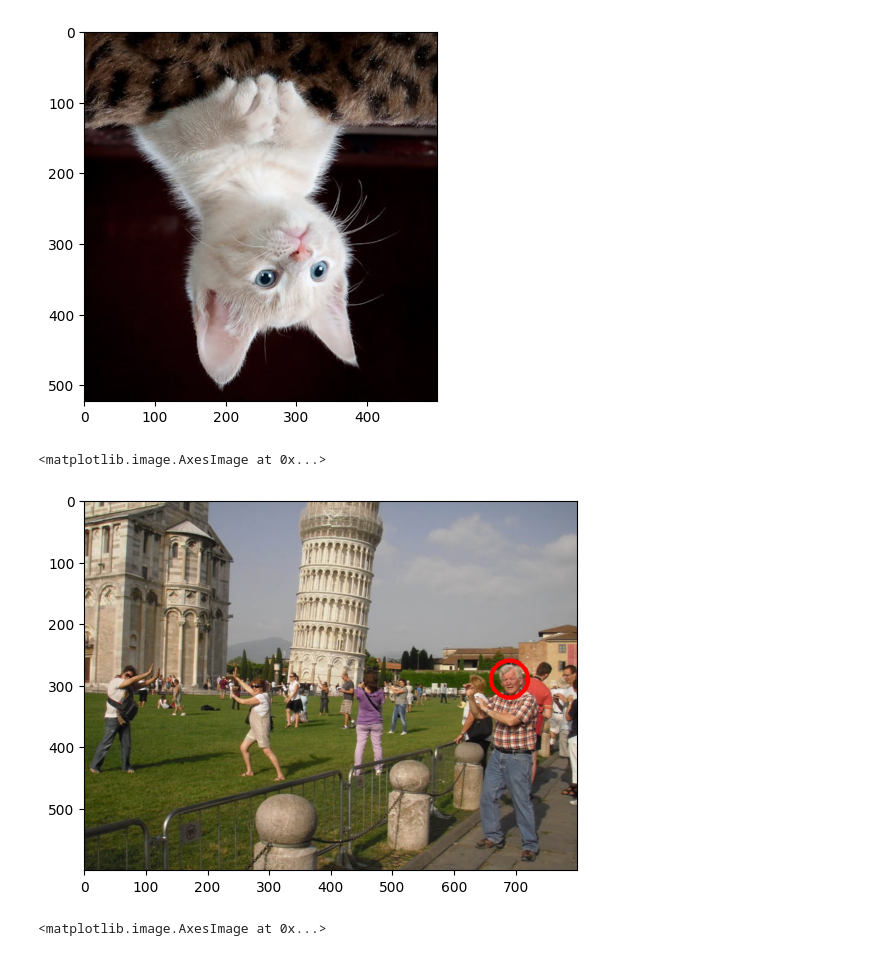
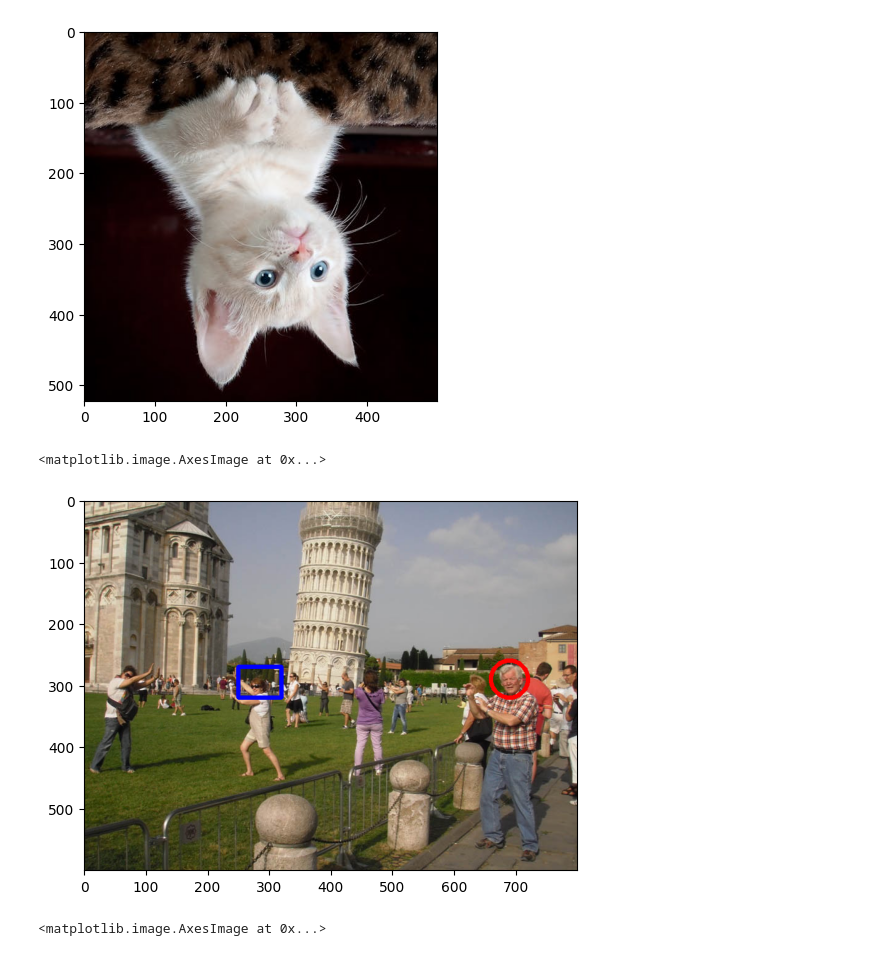
Before and after one commit to RizkyFitriAndini/PCVK_Ganjil_2024, a Jupyter notebook: Week2.ipynb, the cells around one changed output. Drawn from its saved outputs; the diff is of its cells as text; code cells hidden in the pictures.

```diff
--- a/Week2.ipynb
+++ b/Week2.ipynb
@@ -221,11 +221,12 @@ plt.imshow(img5)
 # %%
 img_people = cv.imread('/content/drive/MyDrive/PCVK/images/people.jpg')
 img_people = cv.cvtColor(img_people, cv.COLOR_BGR2RGB)
 cv.circle(img_people, center=(690,290), radius=30, color=(255,0,0), thickness=5)
+cv.rectangle(img_people, pt1=(250,270), pt2=(320,320), color=(0,0,255), thickness=5)
 plt.imshow(img_people)
 # %% [output]
 <matplotlib.image.AxesImage at 0x...>
-[figure, old version]
+[figure, new version]
 # %%
 img_cat = cv.imread('/content/drive/MyDrive/PCVK/images/kitten.jpeg')
 img_cat = cv.cvtColor(img_cat, cv.COLOR_BGR2RGB)
```
Also changed, not shown: parts of 2 cells of this notebook.
